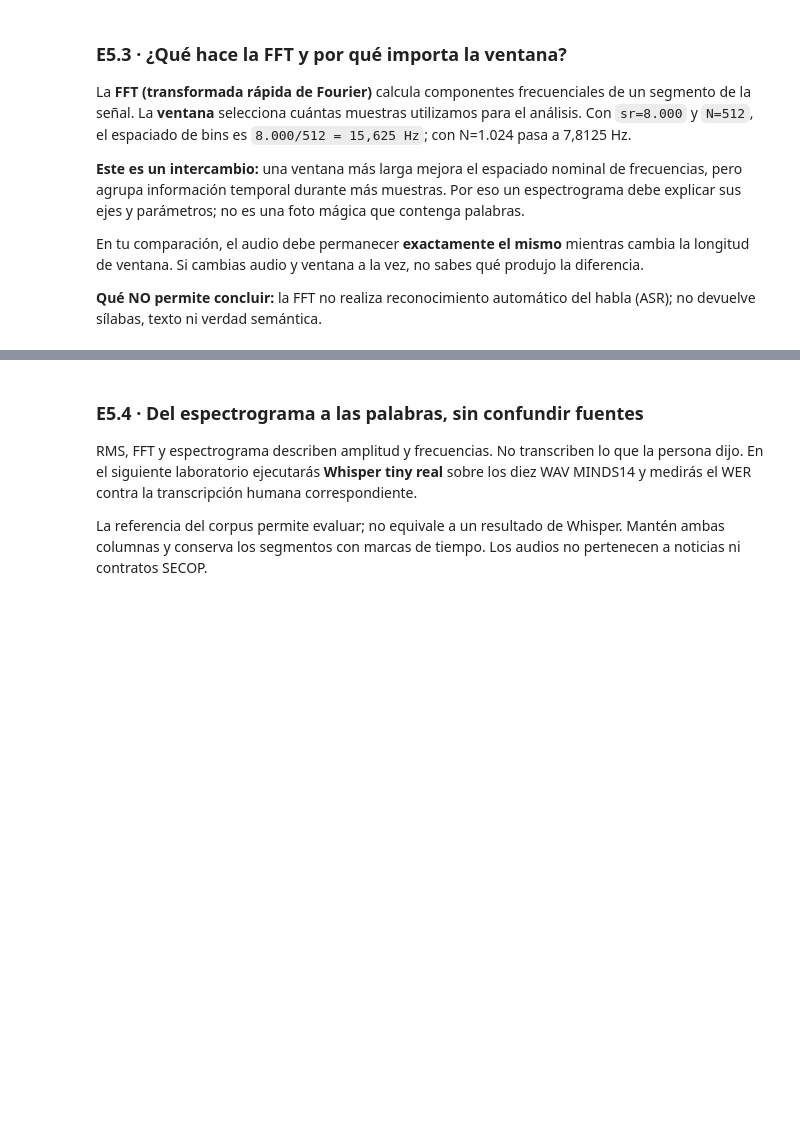
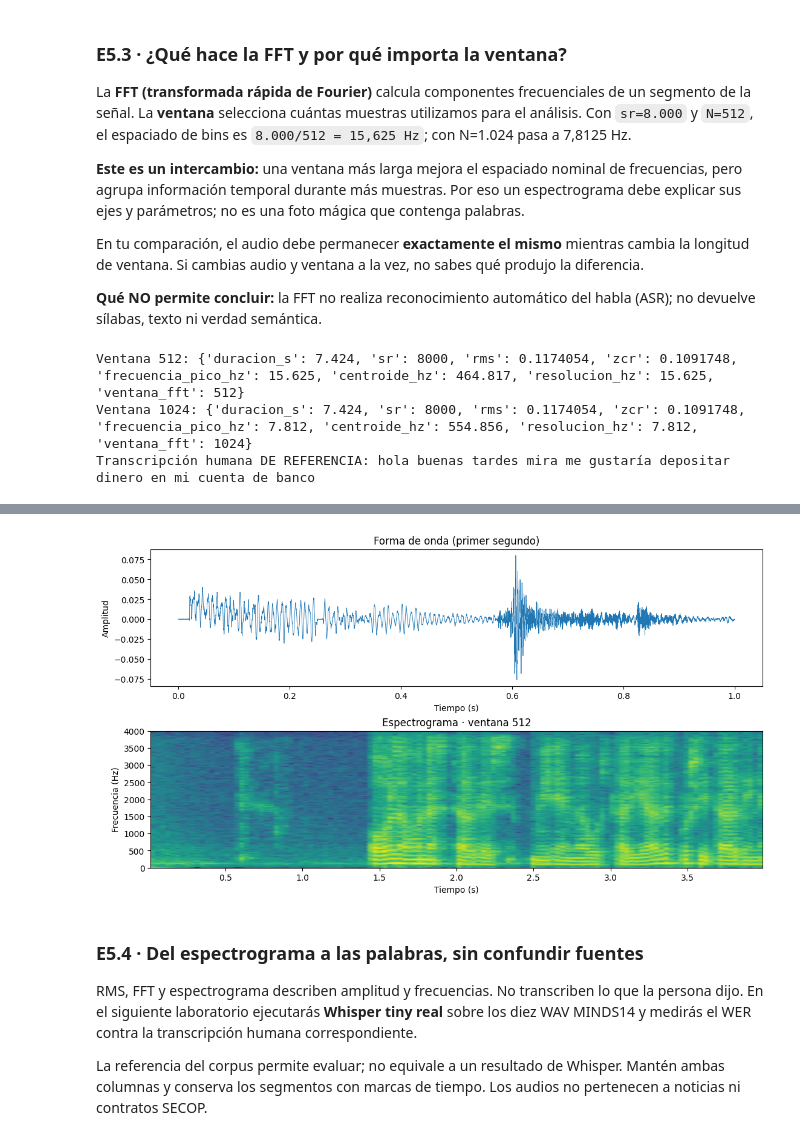
Before and after one commit to Ivon-Sepulveda-MAD/IvonSepulveda_DataAnalysis, a Jupyter notebook: Cuadernos/Taller_Control_2.ipynb, the cells around one changed output, grey strips where cells are left out. Drawn from its saved outputs; the diff is of its cells as text; code cells hidden in the pictures; blank space fills up the shorter version.

```diff
--- a/Cuadernos/Taller_Control_2.ipynb
+++ b/Cuadernos/Taller_Control_2.ipynb
@@ -183,14 +183,14 @@ print("TC2 · Motor autónomo listo. Rúbrica:",len(core.RUBRICA),"controles /",
 TC2 · Motor autónomo listo. Rúbrica: 24 controles / 100 puntos.
 # %%
 #@title Inicio · ELIGE identidad de la pareja y si guardas avance en Drive { display-mode: "form" }
-PAREJA_ID = "" #@param {type:"string"}
-INTEGRANTE_1 = "" #@param {type:"string"}
-CODIGO_1 = "" #@param {type:"string"}
-APELLIDO_1 = "" #@param {type:"string"}
-INTEGRANTE_2 = "" #@param {type:"string"}
-CODIGO_2 = "" #@param {type:"string"}
-APELLIDO_2 = "" #@param {type:"string"}
-GUARDAR_AVANCE_EN_DRIVE = False #@param {type:"boolean"}
+PAREJA_ID = "Cruz_Sepulveda" #@param {type:"string"}
+INTEGRANTE_1 = "Ivon Daniela" #@param {type:"string"}
+CODIGO_1 = "1013691141" #@param {type:"string"}
+APELLIDO_1 = "Sepulveda Perez" #@param {type:"string"}
+INTEGRANTE_2 = "Andrea Katerin" #@param {type:"string"}
+CODIGO_2 = "1001185241" #@param {type:"string"}
+APELLIDO_2 = "Cruz Padilla" #@param {type:"string"}
+GUARDAR_AVANCE_EN_DRIVE = True #@param {type:"boolean"}
 import re,shutil,hashlib,datetime
 PAREJA= re.sub("[^a-z0-9_-]+","-",core.normalizar(PAREJA_ID.strip()))[:35].strip("-")
 if not PAREJA: raise ValueError("Escribe un nombre para tu pareja (sin correos ni contraseñas).")
@@ -1035,7 +1221,7 @@ En tu comparación, el audio debe permanecer **exactamente el mismo** mientras c
 **Qué NO permite concluir:** la FFT no realiza reconocimiento automático del habla (ASR); no devuelve sílabas, texto ni verdad semántica.
 # %%
 #@title E5.2 · ELIGE · Reproducir voz y comparar dos ventanas FFT { display-mode: "form" }
-POSICION_VOZ = 1 #@param {type:"integer"}
+POSICION_VOZ = 8 #@param {type:"integer"}
 if not 1<=int(POSICION_VOZ)<=10:raise ValueError("Selecciona una posición 1–10 de TU tabla.")
 from IPython.display import Audio,display
 RUTA_VOZ=CARPETA_E5/"audio"/AUDIOS[int(POSICION_VOZ)-1]["archivo"]
@@ -1053,3 +1239,7 @@ ax[0].set(xlabel="Tiempo (s)",ylabel="Amplitud",title="Forma de onda (primer seg
 ax[1].specgram(muestras[:min(len(muestras),sr*4)],Fs=sr,NFFT=512,noverlap=256)
 ax[1].set(xlabel="Tiempo (s)",ylabel="Frecuencia (Hz)",title="Espectrograma · ventana 512")
 plt.show()
+# %% [output]
+Ventana 512: {'duracion_s': 7.424, 'sr': 8000, 'rms': 0.1174054, 'zcr': 0.1091748, 'frecuencia_pico_hz': 15.625, 'centroide_hz': 464.817, 'resolucion_hz': 15.625, 'ventana_fft': 512}
+Ventana 1024: {'duracion_s': 7.424, 'sr': 8000, 'rms': 0.1174054, 'zcr': 0.1091748, 'frecuencia_pico_hz': 7.812, 'centroide_hz': 554.856, 'resolucion_hz': 7.812, 'ventana_fft': 1024}
+Transcripción humana DE REFERENCIA: hola buenas tardes mira me gustaría depositar dinero en mi cuenta de banco
@@ -1056,3 +1247,4 @@ plt.show()
+[figure, added]
 # %% [markdown]
 ### E5.4 · Del espectrograma a las palabras, sin confundir fuentes
 
```
Also changed, not shown: parts of 44 cells of this notebook.
